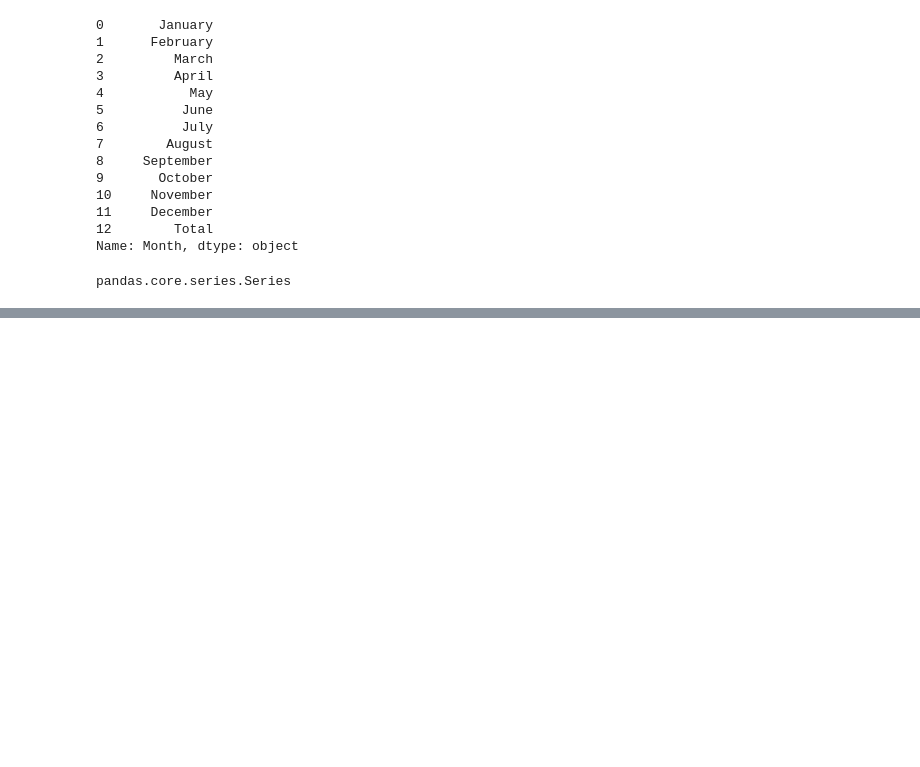
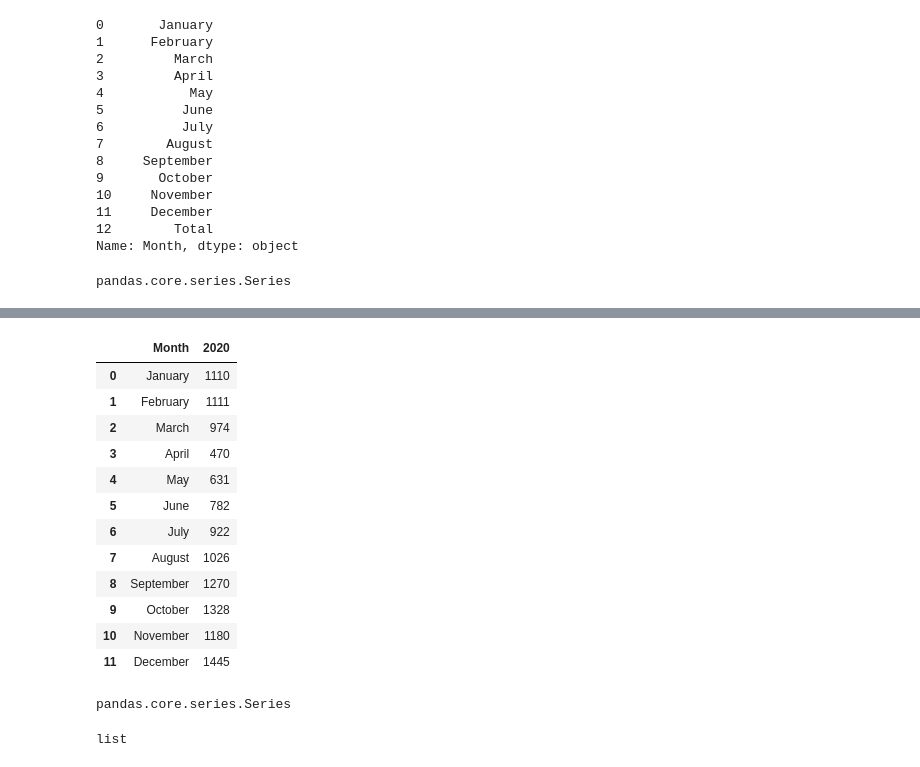
Before and after one commit to tmusimbi/Road-Traffic-Crashes-In-Uganda-2011---2020, a Jupyter notebook: First_Viz.ipynb, the cells around one changed output, grey strips where cells are left out. Cells and saved outputs as stored; diff of their text form; code cells hidden in the pictures; blank space fills up the shorter version.

```diff
--- a/First_Viz.ipynb
+++ b/First_Viz.ipynb
@@ -77,0 +116,16 @@ February_data
+# %%
+road_crash_data_2020
+# %% [output]
+|  | Month | 2020 |
+| 0 | January | 1110 |
+| 1 | February | 1111 |
+| 2 | March | 974 |
+| 3 | April | 470 |
+| 4 | May | 631 |
+| 5 | June | 782 |
+| 6 | July | 922 |
+| 7 | August | 1026 |
+| 8 | September | 1270 |
+| 9 | October | 1328 |
+| 10 | November | 1180 |
+| 11 | December | 1445 |
@@ -77,0 +135,4 @@ February_data
+# %%
+type(x)
+# %% [output]
+pandas.core.series.Series
@@ -77,0 +141,4 @@ February_data
+# %%
+type(x)
+# %% [output]
+list
```
Also changed, not shown: parts of 15 cells of this notebook.
